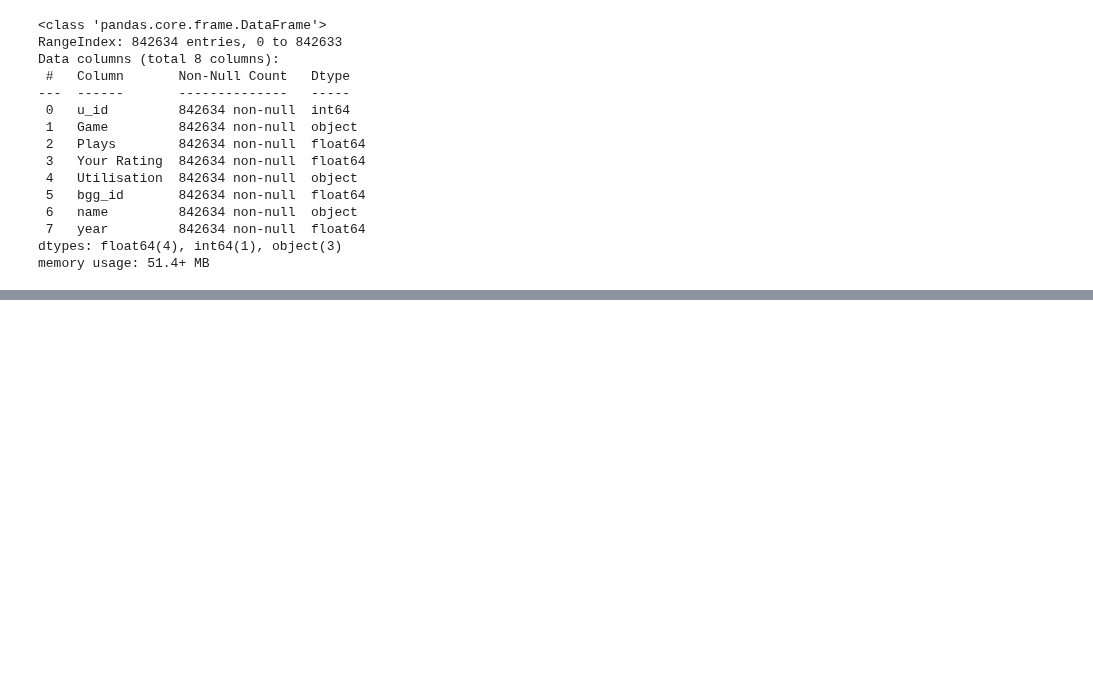
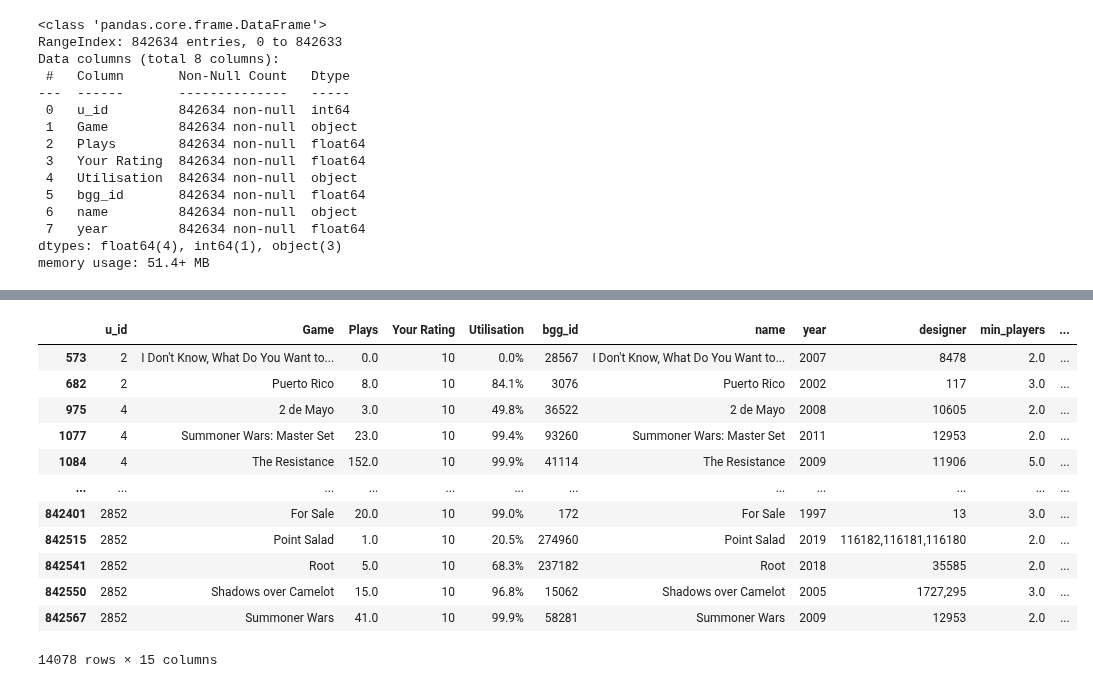
Before and after one commit to LourdesRodriguez/recommender_system, a Jupyter notebook: 2_Data_Understanding.ipynb, the cells around one changed output, grey strips where cells are left out. Saved outputs shown, nothing was run; the diff lists cells and outputs as text; code cells hidden in the pictures; blank space fills up the shorter version.

```diff
--- a/2_Data_Understanding.ipynb
+++ b/2_Data_Understanding.ipynb
@@ -938,3 +938,12 @@ Data columns (total 8 columns):
  7   year         842634 non-null  float64
 dtypes: float64(4), int64(1), object(3)
 memory usage: 51.4+ MB
+# %%
+users=dfu_r2.copy()
+# %%
+# Transform the data
+
+users['Your Rating']=users['Your Rating'].astype(int)
+users['bgg_id']=users['bgg_id'].astype(int)
+# %%
+users.drop(['name', 'year'], axis=1, inplace=True)
@@ -940,0 +971,3 @@ memory usage: 51.4+ MB
+# %%
+u_bg = pd.merge(users, bg, how='left', left_on=['bgg_id'], right_on=['bgg_id'])
+u_bg.head()
@@ -940,0 +983,17 @@ memory usage: 51.4+ MB
+# %%
+#Mejor votados
+u_bg[u_bg['Your Rating']>= 10]
+# %% [output]
+|  | u_id | Game | Plays | Your Rating | Utilisation | bgg_id | name | year | designer | min_players | ... |
+| 573 | 2 | I Don't Know, What Do You Want to... | 0.0 | 10 | 0.0% | 28567 | I Don't Know, What Do You Want to... | 2007 | 8478 | 2.0 | ... |
+| 682 | 2 | Puerto Rico | 8.0 | 10 | 84.1% | 3076 | Puerto Rico | 2002 | 117 | 3.0 | ... |
+| 975 | 4 | 2 de Mayo | 3.0 | 10 | 49.8% | 36522 | 2 de Mayo | 2008 | 10605 | 2.0 | ... |
+| 1077 | 4 | Summoner Wars: Master Set | 23.0 | 10 | 99.4% | 93260 | Summoner Wars: Master Set | 2011 | 12953 | 2.0 | ... |
+| 1084 | 4 | The Resistance | 152.0 | 10 | 99.9% | 41114 | The Resistance | 2009 | 11906 | 5.0 | ... |
+| ... | ... | ... | ... | ... | ... | ... | ... | ... | ... | ... | ... |
+| 842401 | 2852 | For Sale | 20.0 | 10 | 99.0% | 172 | For Sale | 1997 | 13 | 3.0 | ... |
+| 842515 | 2852 | Point Salad | 1.0 | 10 | 20.5% | 274960 | Point Salad | 2019 | 116182,116181,116180 | 2.0 | ... |
+| 842541 | 2852 | Root | 5.0 | 10 | 68.3% | 237182 | Root | 2018 | 35585 | 2.0 | ... |
+| 842550 | 2852 | Shadows over Camelot | 15.0 | 10 | 96.8% | 15062 | Shadows over Camelot | 2005 | 1727,295 | 3.0 | ... |
+| 842567 | 2852 | Summoner Wars | 41.0 | 10 | 99.9% | 58281 | Summoner Wars | 2009 | 12953 | 2.0 | ... |
+14078 rows × 15 columns
```
Also changed, not shown: parts of 12 cells of this notebook.
